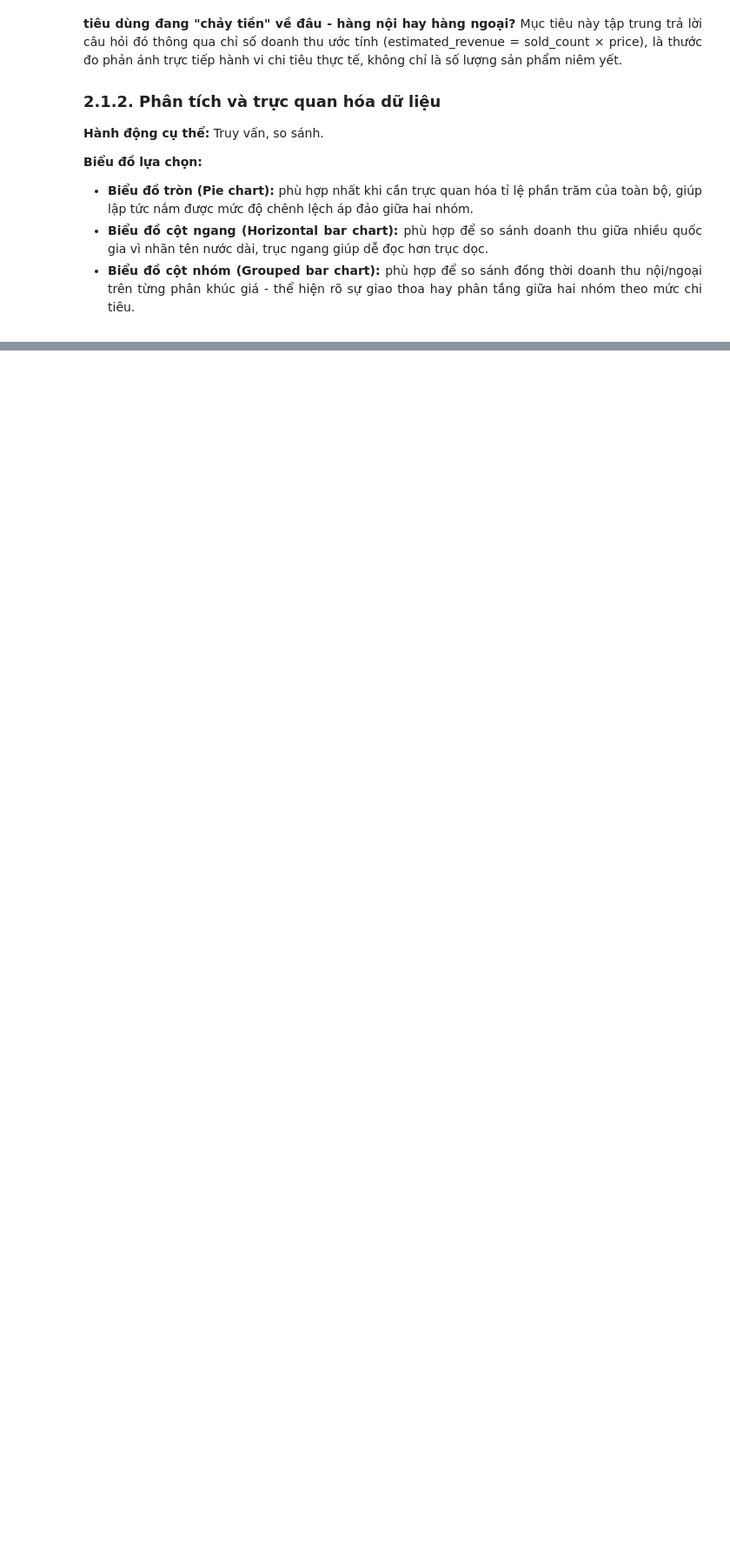
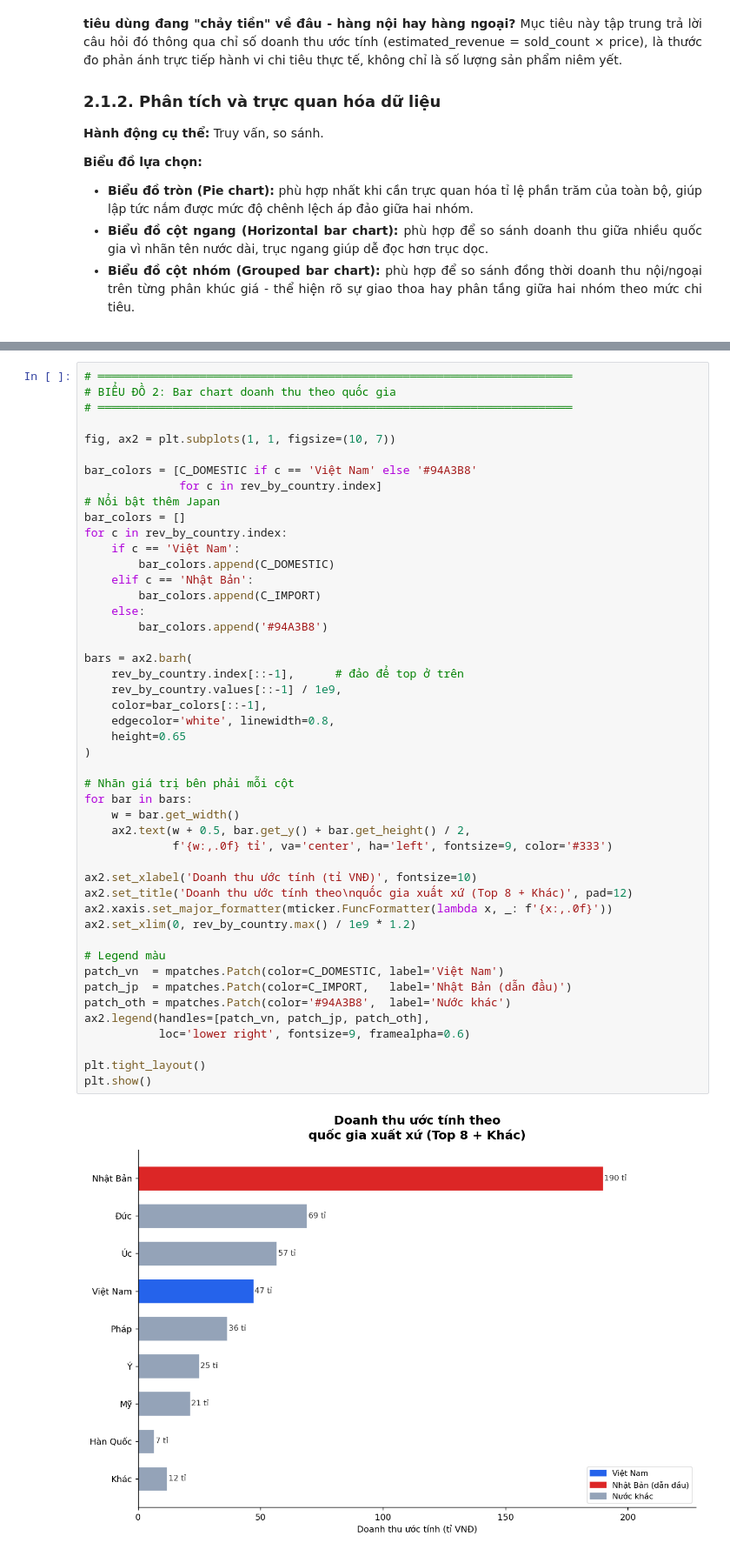
Before and after one commit to TrucHang676/TQH-LAB010-N5, a Jupyter notebook: notebooks/DataVisualization _ 23120201.ipynb, the cells around one changed output, grey strips where cells are left out. Shown at 87% size. Saved outputs shown, nothing was run; the diff lists cells and outputs as text; blank space fills up the shorter version.

```diff
--- a/notebooks/DataVisualization _ 23120201.ipynb
+++ b/notebooks/DataVisualization _ 23120201.ipynb
@@ -280,2 +199,51 @@ Mục tiêu phân tích được trả lời rõ ràng: **hàng ngoại nắm gi
 
 </div>
+# %%
+# ══════════════════════════════════════════════════════════════════════
+# BIỂU ĐỒ 2: Bar chart doanh thu theo quốc gia
+# ══════════════════════════════════════════════════════════════════════
+
+fig, ax2 = plt.subplots(1, 1, figsize=(10, 7))
+
+bar_colors = [C_DOMESTIC if c == 'Việt Nam' else '#94A3B8'
+              for c in rev_by_country.index]
+# Nổi bật thêm Japan
+bar_colors = []
+for c in rev_by_country.index:
+    if c == 'Việt Nam':
+        bar_colors.append(C_DOMESTIC)
+    elif c == 'Nhật Bản':
+        bar_colors.append(C_IMPORT)
+    else:
+        bar_colors.append('#94A3B8')
+
+bars = ax2.barh(
+    rev_by_country.index[::-1],      # đảo để top ở trên
+    rev_by_country.values[::-1] / 1e9,
+    color=bar_colors[::-1],
+    edgecolor='white', linewidth=0.8,
+    height=0.65
+)
+
+# Nhãn giá trị bên phải mỗi cột
+for bar in bars:
+    w = bar.get_width()
+    ax2.text(w + 0.5, bar.get_y() + bar.get_height() / 2,
+             f'{w:,.0f} tỉ', va='center', ha='left', fontsize=9, color='#333')
+
+ax2.set_xlabel('Doanh thu ước tính (tỉ VNĐ)', fontsize=10)
+ax2.set_title('Doanh thu ước tính theo\nquốc gia xuất xứ (Top 8 + Khác)', pad=12)
+ax2.xaxis.set_major_formatter(mticker.FuncFormatter(lambda x, _: f'{x:,.0f}'))
+ax2.set_xlim(0, rev_by_country.max() / 1e9 * 1.2)
+
+# Legend màu
+patch_vn  = mpatches.Patch(color=C_DOMESTIC, label='Việt Nam')
+patch_jp  = mpatches.Patch(color=C_IMPORT,   label='Nhật Bản (dẫn đầu)')
+patch_oth = mpatches.Patch(color='#94A3B8',  label='Nước khác')
+ax2.legend(handles=[patch_vn, patch_jp, patch_oth],
+           loc='lower right', fontsize=9, framealpha=0.6)
+
+plt.tight_layout()
+plt.show()
+# %% [output]
+[figure, added]
```
Also changed, not shown: parts of 20 cells of this notebook, 8 other files.
